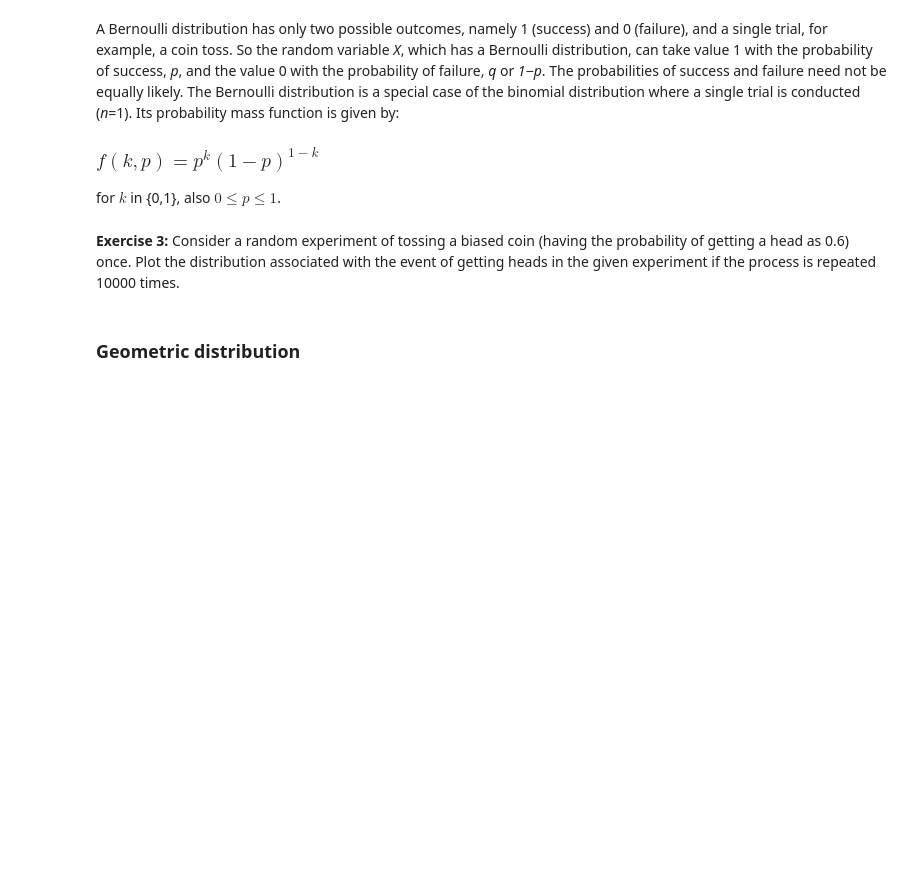
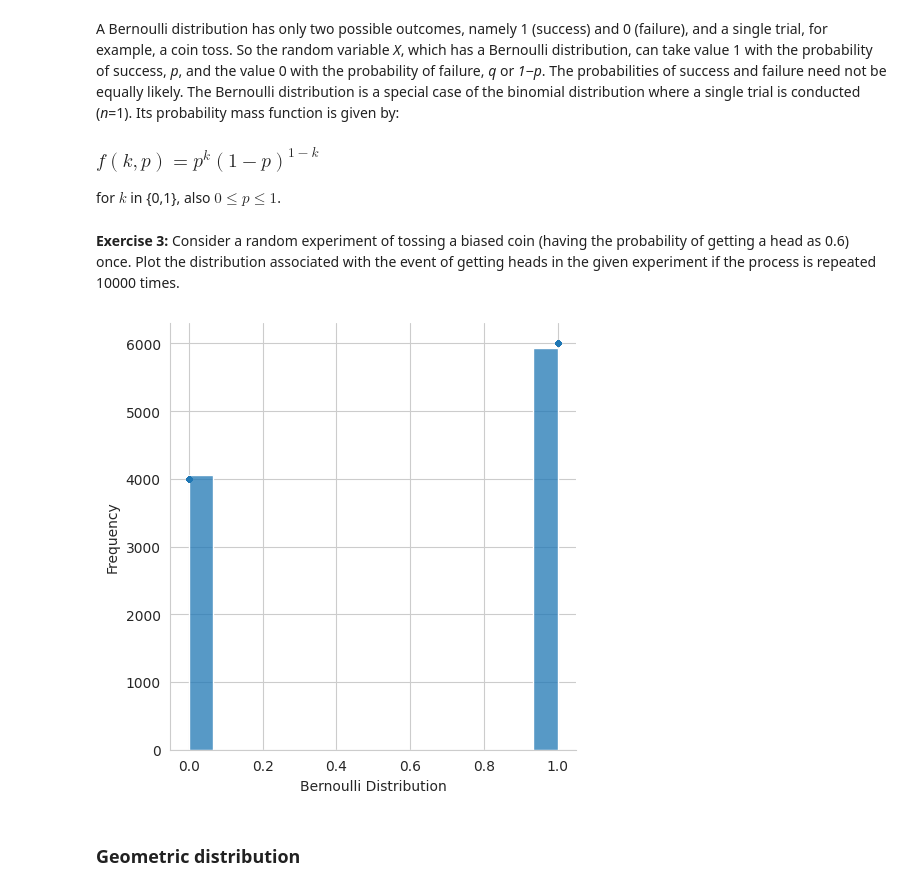
Before and after one commit to Shrutiba/iisc_cds, a Jupyter notebook: M1_AST_02_Probability_distributions_A.ipynb, the cells around one changed output. Drawn from its saved outputs; the diff is of its cells as text; code cells hidden in the pictures; blank space fills up the shorter version.

```diff
--- a/M1_AST_02_Probability_distributions_A.ipynb
+++ b/M1_AST_02_Probability_distributions_A.ipynb
@@ -311,12 +315,21 @@ for $k$ in {0,1}, also $ 0≤p≤1$.
 # %%
 # generate data
 p=0.6                    # probability of getting a head
 q=1-p                    # probability of getting a tail
 data_bern = bernoulli.rvs(p,size=10000)
 # visualize data
 # YOUR CODE HERE for distribution plot
 df_br = pd.DataFrame({'x':data_bern})
+sns.displot(df_br,x='x',kind='hist')
+
 # YOUR CODE HERE to create df_br['P'] and visualize
+df_br['P'] = df_br['x'].apply(lambda v: ((p**v)*(q**(1-v))))
+plt.plot(df_br['x'], 10000*df_br['P'], '.')
+plt.xlabel('Bernoulli Distribution')
+plt.ylabel('Frequency')
+plt.show()
+# %% [output]
+[figure, added]
 # %% [markdown]
 ### Geometric distribution
 # %% [markdown]
```
Also changed, not shown: parts of 18 cells of this notebook.
